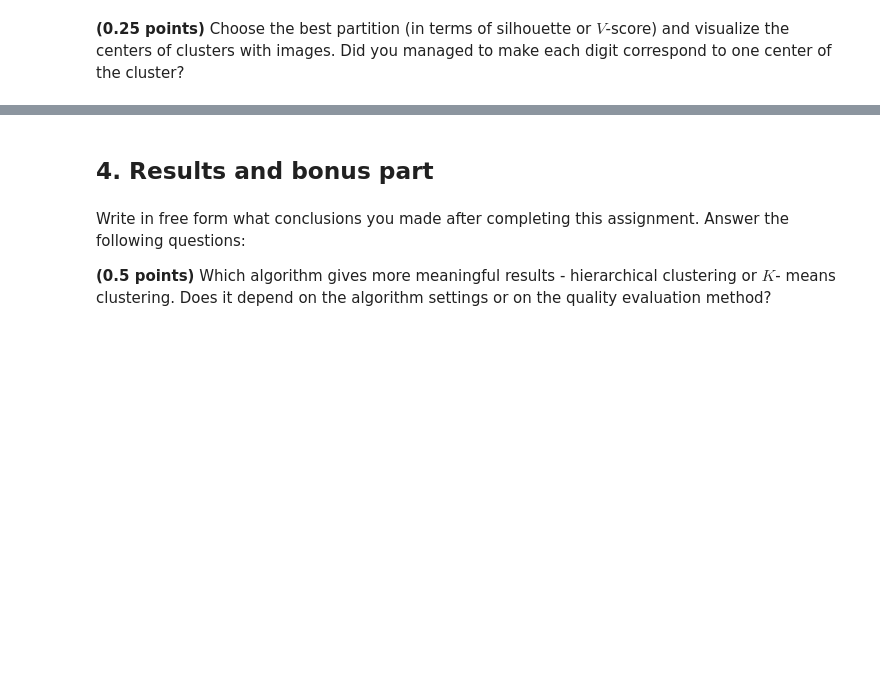
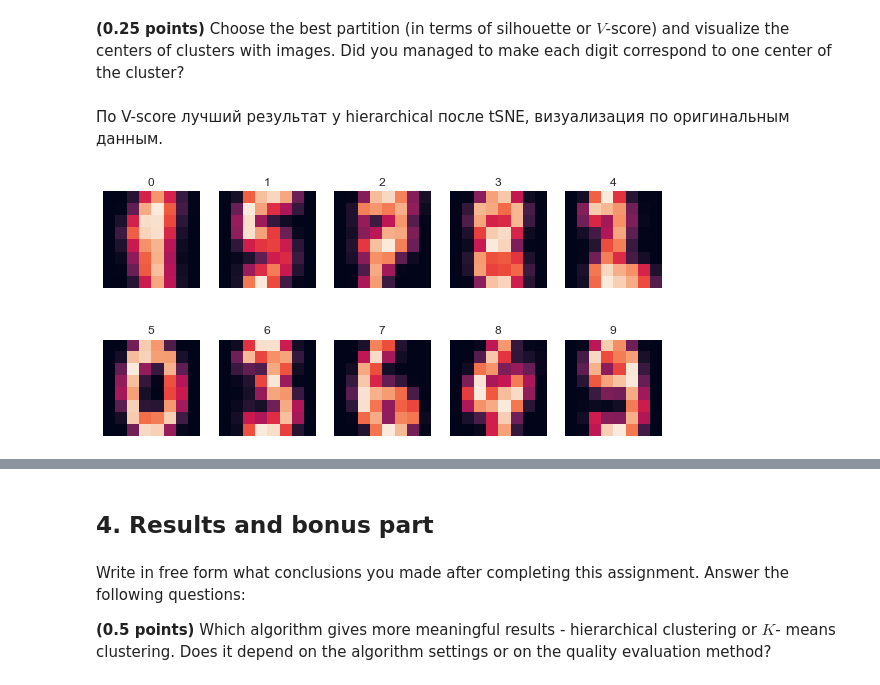
Before and after one commit to Feosen/ml-intro-2022-8, a Jupyter notebook: notebooks/clustering.ipynb, the cells around one changed output, grey strips where cells are left out. Cells and saved outputs as stored; diff of their text form; code cells hidden in the pictures; blank space fills up the shorter version.

```diff
--- a/notebooks/clustering.ipynb
+++ b/notebooks/clustering.ipynb
@@ -520,2 +513,22 @@ The implementation of `tSNE` in the `scikit-learn` library is the `TSNE` class i
 # %% [markdown]
 **(0.5 points)** From the data transformed using the tSNE, perform hierarchical clustering and $K$-means clustering (take the number of clusters equal to 10). Calculate the silhouette and the $V$-score and compare them to corresponding values obtained from the original data.
+# %%
+raw_ac = AgglomerativeClustering(n_clusters=10)
+raw_ac.fit(X)
+raw_ac_v_score = homogeneity_completeness_v_measure(y, raw_ac.labels_)[2]
+raw_ac_silhouette_score = silhouette_score(X, raw_ac.labels_)
+
+raw_km = KMeans(n_clusters=10, n_init=10, random_state=42)
+raw_km.fit(X)
+raw_km_v_score = homogeneity_completeness_v_measure(y, raw_km.labels_)[2]
+raw_km_silhouette_score = silhouette_score(X, raw_km.labels_)
+
+tsne_ac = AgglomerativeClustering(n_clusters=10)
+tsne_ac.fit(X_tsne)
+tsne_ac_v_score = homogeneity_completeness_v_measure(y, tsne_ac.labels_)[2]
+tsne_ac_silhouette_score = silhouette_score(X, tsne_ac.labels_)
+
+tsne_km = KMeans(n_clusters=10, n_init=10, random_state=42)
+tsne_km.fit(X_tsne)
+tsne_km_v_score = homogeneity_completeness_v_measure(y, tsne_km.labels_)[2]
+tsne_km_silhouette_score = silhouette_score(X, tsne_km.labels_)
@@ -522,2 +547,8 @@ The implementation of `tSNE` in the `scikit-learn` library is the `TSNE` class i
 # %% [markdown]
 **(0.25 points)** Choose the best partition (in terms of silhouette or $V$-score) and visualize the centers of clusters with images. Did you managed to make each digit correspond to one center of the cluster?
+# %% [markdown]
+По V-score лучший результат у hierarchical после tSNE, визуализация по оригинальным данным.
+# %%
+show_clusters(calc_centers(X, tsne_ac.labels_, 10), range(10))
+# %% [output]
+[figure, added]
```
Also changed, not shown: parts of 53 cells of this notebook.
